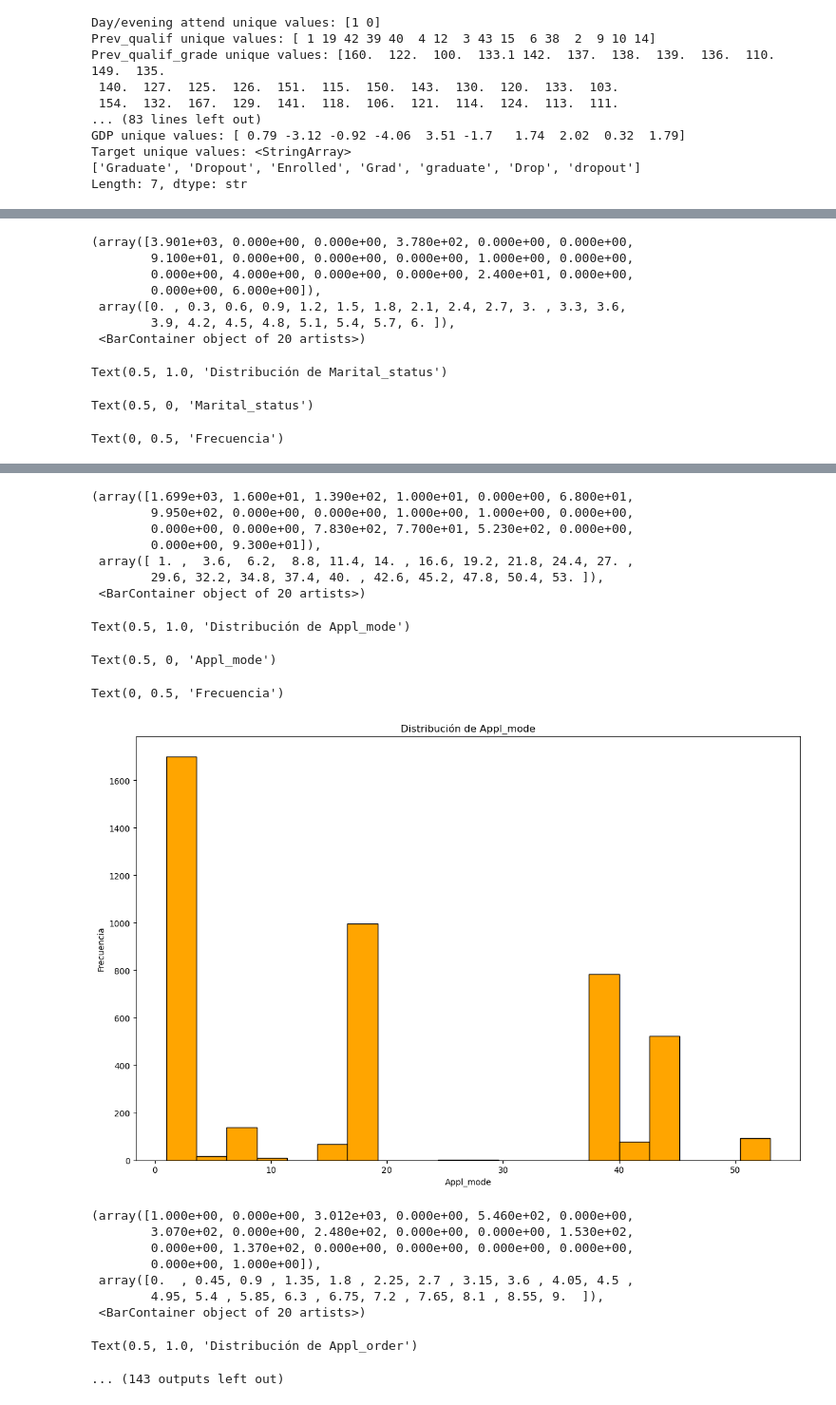
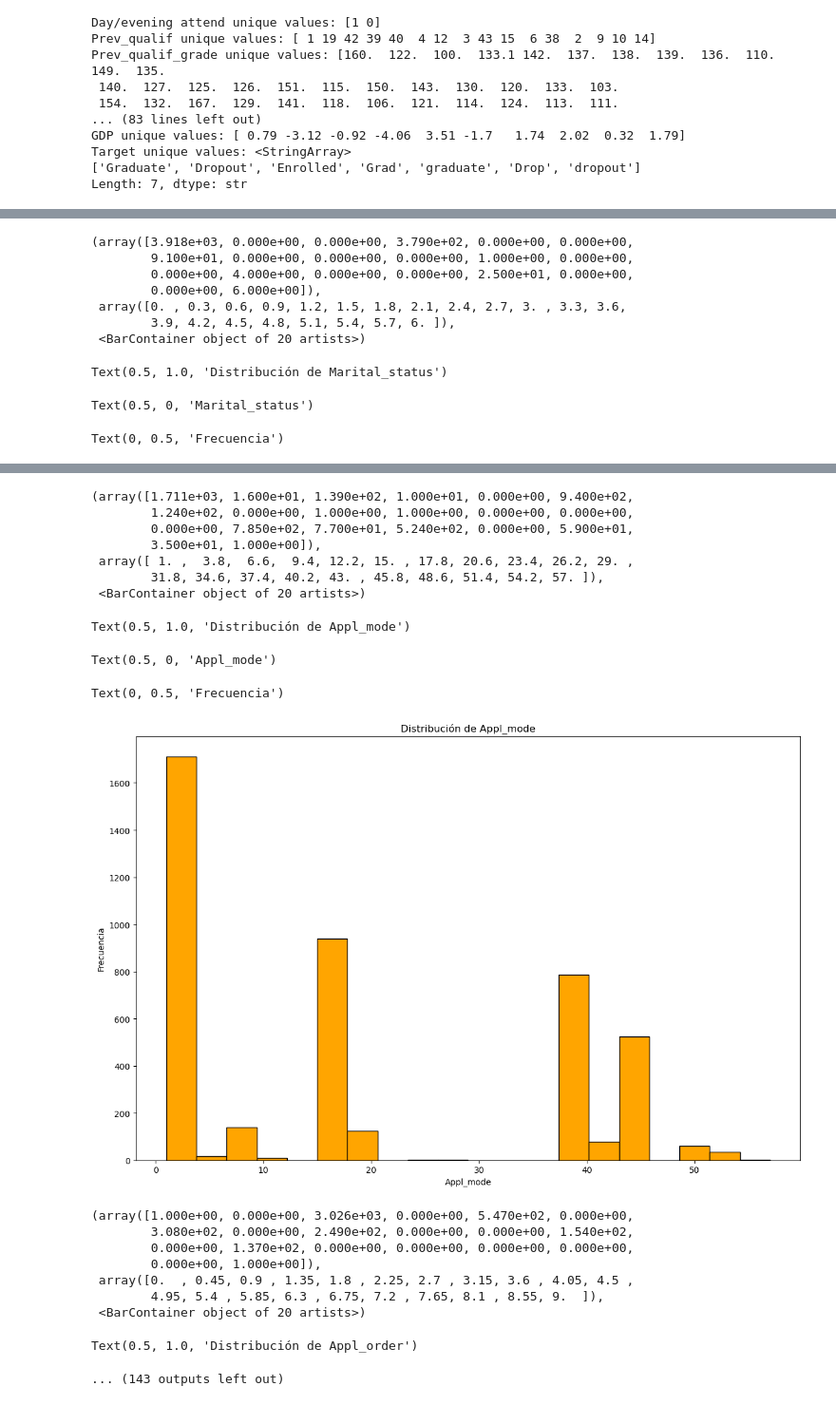
Before and after one commit to 2026362-Silvia/Data-Preparation, a Jupyter notebook: SilviaSolanoMarchini_DPrepHDip_CA1.ipynb, the cells around one changed output, grey strips where cells are left out. Shown at 95% size. Drawn from its saved outputs; the diff is of its cells as text; code cells hidden in the pictures.

Commit message:
Continuous with the cleaning data, solve some errors and produce more mistake in code

```diff
--- a/SilviaSolanoMarchini_DPrepHDip_CA1.ipynb
+++ b/SilviaSolanoMarchini_DPrepHDip_CA1.ipynb
@@ -160,4 +156,17 @@ Index(['Marital_status', 'Appl_mode', 'Appl_order', 'Course',
        'Curr_units_2sem_noevaluat', 'Unemploy_rate', 'Infl_rate', 'GDP',
        'Target'],
       dtype='str')
+# %%
+#Delete nan / ? / five
+df_clean = df_clean.replace({"?": np.nan, "Five": 5})
+
+columns_to_numeric = ["Curr_units_1sem_cred", "Curr_units_1sem_enrol", "Curr_units_1sem_eval", "Curr_units_1sem_appvd", "Curr_units_1sem_noeval",
+                      "Curr_units_2sem_cred", "Curr_units_2sem_enrol", "Curr_units_2sem_eval", "Curr_units_2sem_appvd", "Curr_units_2sem_noevaluat",
+                      "Fathers_occup", "Nationality", "Tuit_fees_upto_date", "Marital_status"]
+
+for col in columns_to_numeric:
+    if col in df_clean.columns:
+        df_clean[col] = pd.to_numeric(df_clean[col], errors="coerce")
+
+df_clean = df_clean.dropna().reset_index(drop=True)
 # %%
@@ -205,10 +222,19 @@ sns.histplot(data=df1, x="Curr_units_2sem_grade")
 # %%
-#Indica los valores unicos de las columnas
+# Indicate the unique values in the columns
+df_clean = df.copy()
+
 columns = ['Curr_units_1sem_cred', 'Curr_units_1sem_enrol', 'Curr_units_1sem_eval',
-           'Curr_units_1sem_appvd',
-           'Curr_units_1sem_noeval', 'Curr_units_2sem_cred', 'Curr_units_2sem_enrol', 'Curr_units_2sem_eval',
+           'Curr_units_1sem_appvd', 'Curr_units_1sem_noeval', 'Curr_units_2sem_cred',
+           'Curr_units_2sem_enrol', 'Curr_units_2sem_eval',
            'Curr_units_2sem_appvd', 'Curr_units_2sem_noevaluat']
 
-for i in columns:
-    print(f'{i} unique values:' , df1[i].unique())
+# Conversion from nan to 0 and fill them with 0
+for col in columns :
+    if col in df_clean.columns:
+        df_clean[col] = pd.to_numeric(df_clean[col], errors='coerce')
+
+df_clean[columns] = df_clean[columns].fillna(0)
+
+print("Updated data types for numeric columns:")
+print(df_clean[columns].dtypes)
 # %% [output]
@@ -309,3 +330,3 @@ Length: 7, dtype: str
 # %%
-df1 = df.replace("Five", 5)
+df_clean = df.replace("Five", 5)
 # %%
@@ -320,7 +341,7 @@ array(['9', '3', '7', '10', '5', '8', '4', '1', '2', '124', '6', '0',
 #Continuous columns
 cont_col = ['Prev_qualif_grade', 'Admi_grade', 'Unemploy_rate', 'Infl_rate', 'GDP']
 
-df1[cont_col] = df1[cont_col].apply(pd.to_numeric, errors="coerce")
+df_clean[cont_col] = df_clean[cont_col].apply(pd.to_numeric, errors="coerce")
 
 for i in cont_col:
     fig, ax = plt.subplots(figsize=(12, 8))
@@ -372,45 +393,45 @@ integ_col = ['Marital_status', 'Appl_mode', 'Appl_order', 'Course', 'Day/evening
             'Curr_units_1sem_noeval', 'Curr_units_2sem_cred', 'Curr_units_2sem_enrol', 'Curr_units_2sem_eval',
             'Curr_units_2sem_appvd', 'Curr_units_2sem_grade', 'Curr_units_2sem_noevaluat']
 
-df1[integ_col] = df1[integ_col].apply(pd.to_numeric, errors="coerce")
+df_clean[integ_col] = df_clean[integ_col].apply(pd.to_numeric, errors="coerce")
 
 for i in integ_col:
     fig, ax = plt.subplots(figsize=(12, 8))
 
     # Graficar histograma
     ax.hist(df[i].dropna(), bins=20, color='orange', edgecolor='black')
 
     ax.set_title(f'Distribución de {i}')
     ax.set_xlabel(i)
     ax.set_ylabel('Frecuencia')
 
     plt.tight_layout()
     plt.show()
 # %% [output]
-(array([3.901e+03, 0.000e+00, 0.000e+00, 3.780e+02, 0.000e+00, 0.000e+00,
+(array([3.918e+03, 0.000e+00, 0.000e+00, 3.790e+02, 0.000e+00, 0.000e+00,
         9.100e+01, 0.000e+00, 0.000e+00, 0.000e+00, 1.000e+00, 0.000e+00,
-        0.000e+00, 4.000e+00, 0.000e+00, 0.000e+00, 2.400e+01, 0.000e+00,
+        0.000e+00, 4.000e+00, 0.000e+00, 0.000e+00, 2.500e+01, 0.000e+00,
         0.000e+00, 6.000e+00]),
  array([0. , 0.3, 0.6, 0.9, 1.2, 1.5, 1.8, 2.1, 2.4, 2.7, 3. , 3.3, 3.6,
         3.9, 4.2, 4.5, 4.8, 5.1, 5.4, 5.7, 6. ]),
  <BarContainer object of 20 artists>)
 Text(0.5, 1.0, 'Distribución de Marital_status')
 Text(0.5, 0, 'Marital_status')
 Text(0, 0.5, 'Frecuencia')
 [figure]
-(array([1.699e+03, 1.600e+01, 1.390e+02, 1.000e+01, 0.000e+00, 6.800e+01,
-        9.950e+02, 0.000e+00, 0.000e+00, 1.000e+00, 1.000e+00, 0.000e+00,
-        0.000e+00, 0.000e+00, 7.830e+02, 7.700e+01, 5.230e+02, 0.000e+00,
-        0.000e+00, 9.300e+01]),
- array([ 1. ,  3.6,  6.2,  8.8, 11.4, 14. , 16.6, 19.2, 21.8, 24.4, 27. ,
-        29.6, 32.2, 34.8, 37.4, 40. , 42.6, 45.2, 47.8, 50.4, 53. ]),
+(array([1.711e+03, 1.600e+01, 1.390e+02, 1.000e+01, 0.000e+00, 9.400e+02,
+        1.240e+02, 0.000e+00, 1.000e+00, 1.000e+00, 0.000e+00, 0.000e+00,
+        0.000e+00, 7.850e+02, 7.700e+01, 5.240e+02, 0.000e+00, 5.900e+01,
+        3.500e+01, 1.000e+00]),
+ array([ 1. ,  3.8,  6.6,  9.4, 12.2, 15. , 17.8, 20.6, 23.4, 26.2, 29. ,
+        31.8, 34.6, 37.4, 40.2, 43. , 45.8, 48.6, 51.4, 54.2, 57. ]),
  <BarContainer object of 20 artists>)
 Text(0.5, 1.0, 'Distribución de Appl_mode')
 Text(0.5, 0, 'Appl_mode')
 Text(0, 0.5, 'Frecuencia')
-[figure, old version]
+[figure, new version]
-(array([1.000e+00, 0.000e+00, 3.012e+03, 0.000e+00, 5.460e+02, 0.000e+00,
-        3.070e+02, 0.000e+00, 2.480e+02, 0.000e+00, 0.000e+00, 1.530e+02,
+(array([1.000e+00, 0.000e+00, 3.026e+03, 0.000e+00, 5.470e+02, 0.000e+00,
+        3.080e+02, 0.000e+00, 2.490e+02, 0.000e+00, 0.000e+00, 1.540e+02,
         0.000e+00, 1.370e+02, 0.000e+00, 0.000e+00, 0.000e+00, 0.000e+00,
         0.000e+00, 1.000e+00]),
  array([0.  , 0.45, 0.9 , 1.35, 1.8 , 2.25, 2.7 , 3.15, 3.6 , 4.05, 4.5 ,
```
Also changed, not shown: parts of 54 cells of this notebook.
